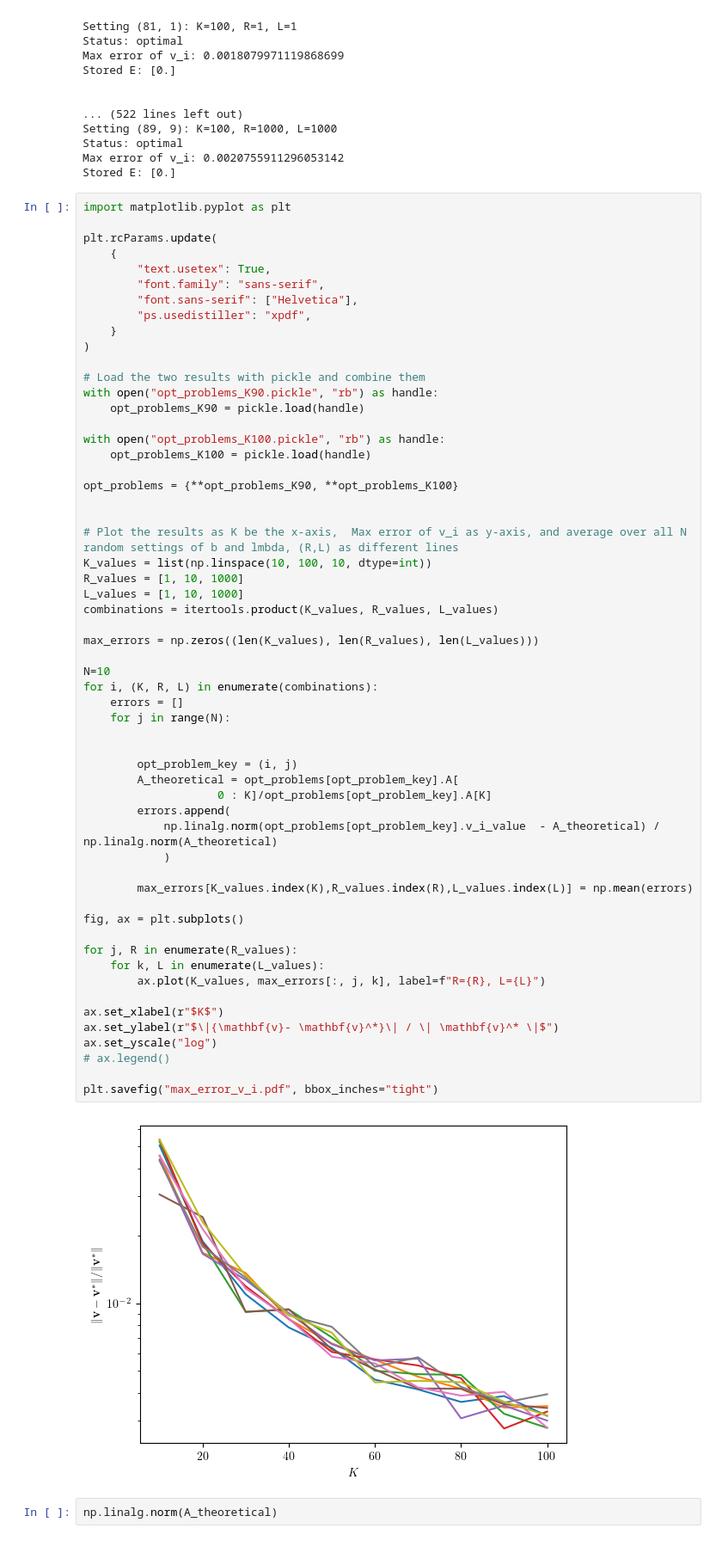
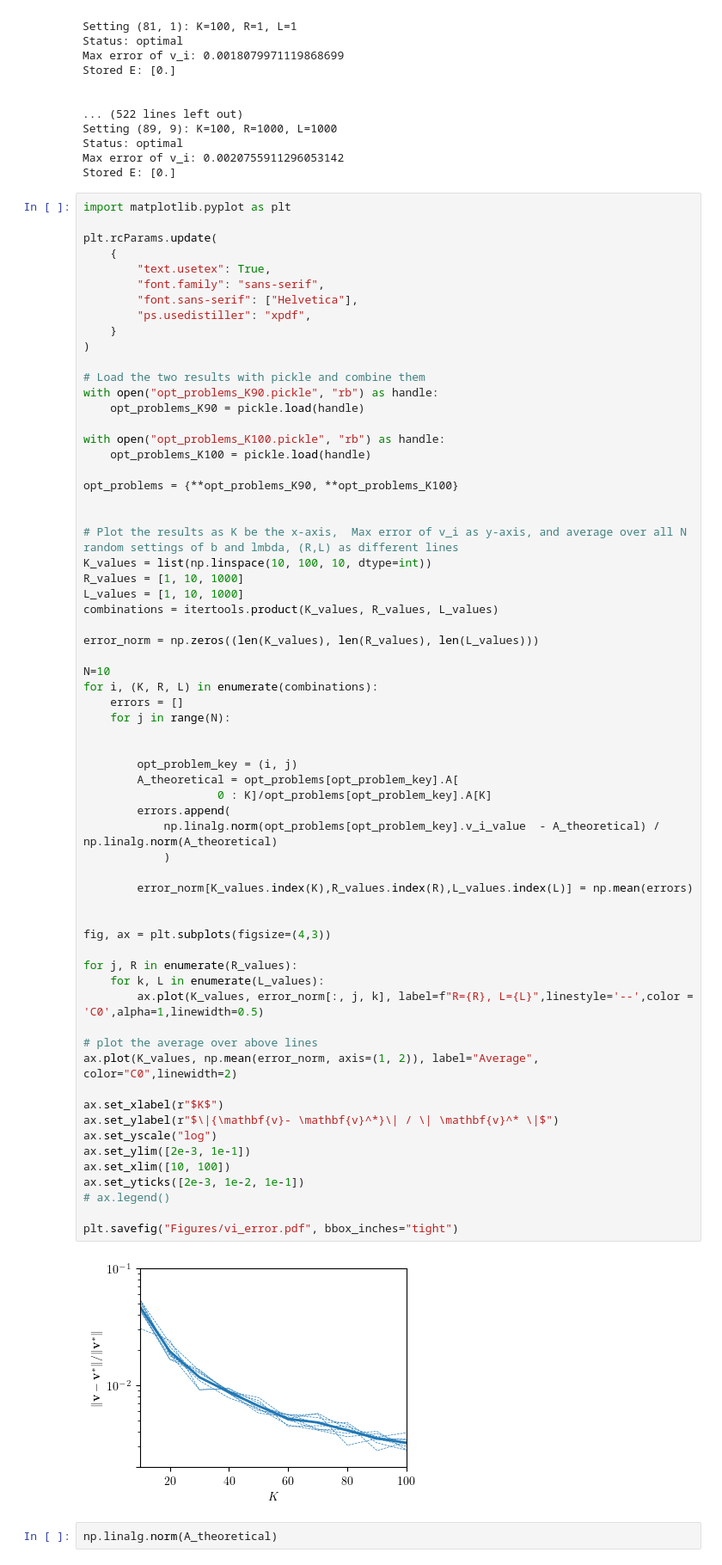
Before and after one commit to Yin-LIU/Inexact-Acceleration-PEP, a Jupyter notebook: Numerical/find_v_E.ipynb, the cells around one changed output. Shown at 86% size. Cells and saved outputs as stored; diff of their text form.

```diff
--- a/Numerical/find_v_E.ipynb
+++ b/Numerical/find_v_E.ipynb
@@ -361,39 +361,46 @@ opt_problems = {**opt_problems_K90, **opt_problems_K100}
 K_values = list(np.linspace(10, 100, 10, dtype=int))
 R_values = [1, 10, 1000]
 L_values = [1, 10, 1000]
 combinations = itertools.product(K_values, R_values, L_values)
 
-max_errors = np.zeros((len(K_values), len(R_values), len(L_values)))
+error_norm = np.zeros((len(K_values), len(R_values), len(L_values)))
 
 N=10
 for i, (K, R, L) in enumerate(combinations):
     errors = []
     for j in range(N):
 
 
         opt_problem_key = (i, j)
         A_theoretical = opt_problems[opt_problem_key].A[
                     0 : K]/opt_problems[opt_problem_key].A[K]
         errors.append(
             np.linalg.norm(opt_problems[opt_problem_key].v_i_value  - A_theoretical) / np.linalg.norm(A_theoretical)
             )
 
-        max_errors[K_values.index(K),R_values.index(R),L_values.index(L)] = np.mean(errors)
+        error_norm[K_values.index(K),R_values.index(R),L_values.index(L)] = np.mean(errors)
 
-fig, ax = plt.subplots()
+
+fig, ax = plt.subplots(figsize=(4,3))
 
 for j, R in enumerate(R_values):
     for k, L in enumerate(L_values):
-        ax.plot(K_values, max_errors[:, j, k], label=f"R={R}, L={L}")
+        ax.plot(K_values, error_norm[:, j, k], label=f"R={R}, L={L}",linestyle='--',color = 'C0',alpha=1,linewidth=0.5)
+
+# plot the average over above lines
+ax.plot(K_values, np.mean(error_norm, axis=(1, 2)), label="Average", color="C0",linewidth=2)
 
 ax.set_xlabel(r"$K$")
 ax.set_ylabel(r"$\|{\mathbf{v}- \mathbf{v}^*}\| / \| \mathbf{v}^* \|$")
 ax.set_yscale("log")
+ax.set_ylim([2e-3, 1e-1])
+ax.set_xlim([10, 100])
+ax.set_yticks([2e-3, 1e-2, 1e-1])
 # ax.legend()
 
-plt.savefig("max_error_v_i.pdf", bbox_inches="tight")
+plt.savefig("Figures/vi_error.pdf", bbox_inches="tight")
 # %% [output]
-[figure, old version]
+[figure, new version]
 # %%
 np.linalg.norm(A_theoretical)
 # %% [output]
```
Also changed, not shown: 3 other files.
